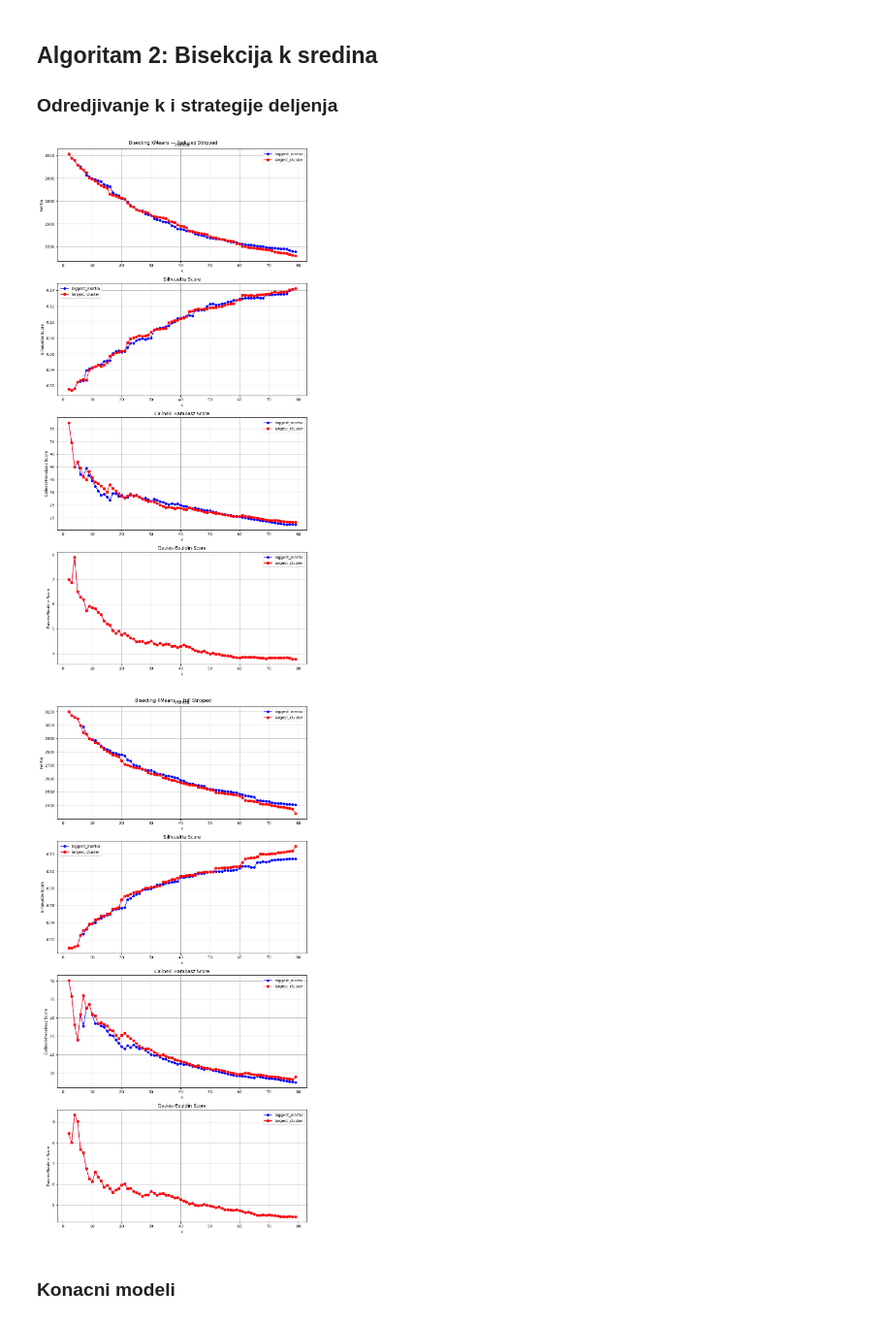
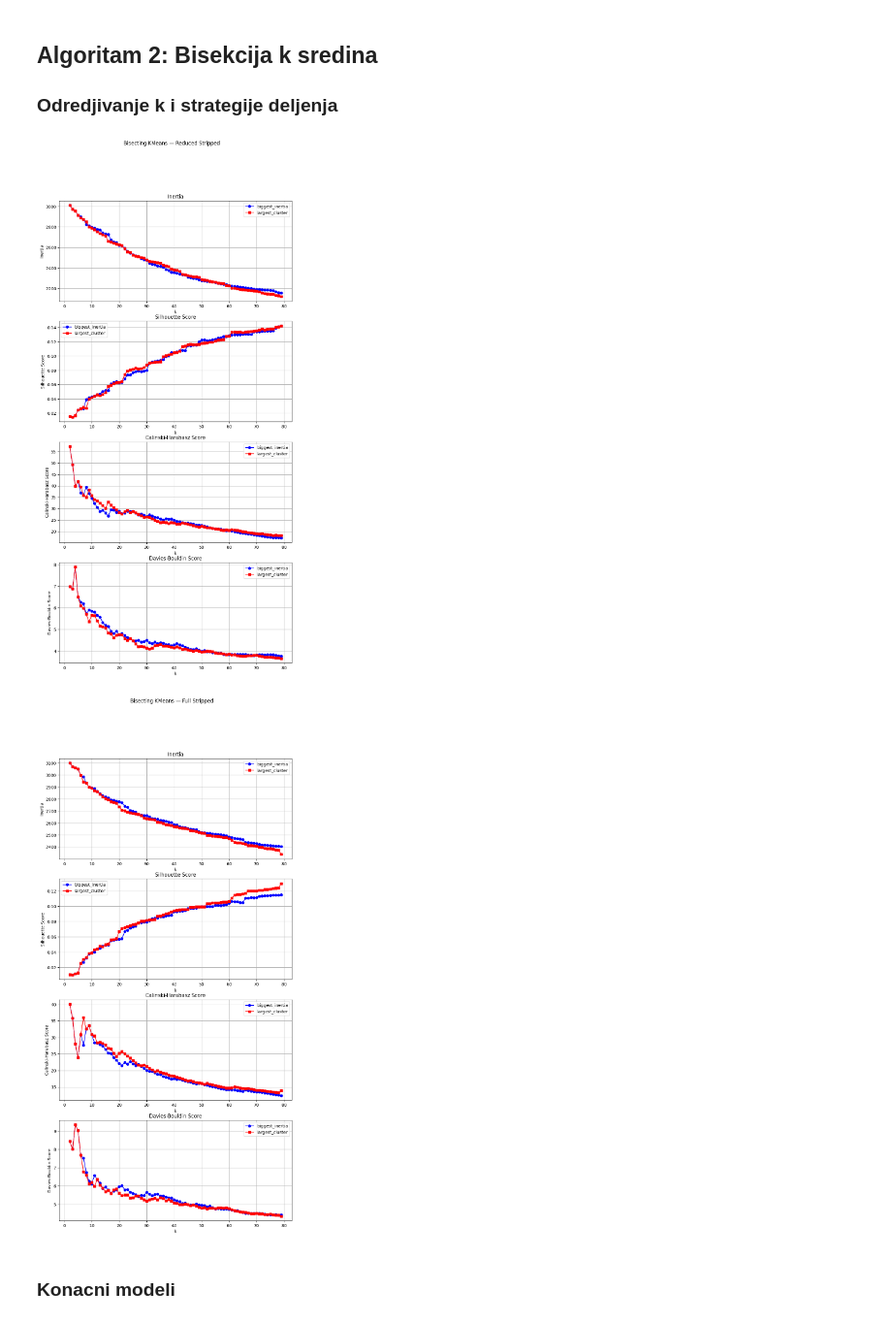
Before and after one commit to bogdanm0/farm_ad_analysis, a Jupyter notebook: Clustering.ipynb, the cells around one changed output. Shown at 97% size. Drawn from its saved outputs; the diff is of its cells as text; code cells hidden in the pictures.

```diff
--- a/Clustering.ipynb
+++ b/Clustering.ipynb
@@ -346,7 +342,7 @@ for name, X_data in datasets_stripped.items():
             calinski_harabasz_score(X_data, preds_cluster)
         )
         strategies["largest_cluster"]["davies"].append(
-            davies_bouldin_score(X_data, preds_inertia)
+            davies_bouldin_score(X_data, preds_cluster)
         )
 
     bisecting_kmeans[name] = strategies
@@ -361,36 +357,36 @@ for name, X_data in datasets_stripped.items():
     axes[0].grid(True)
     axes[0].legend()
 
     axes[1].plot(k_range_bisect, strategies["biggest_inertia"]["silhouette"], 'b-o', label='biggest_inertia')
     axes[1].plot(k_range_bisect, strategies["largest_cluster"]["silhouette"], 'r-s', label='largest_cluster')
     axes[1].set_title('Silhouette Score')
     axes[1].set_xlabel('k')
     axes[1].set_ylabel('Silhouette Score')
     axes[1].grid(True)
     axes[1].legend()
 
     axes[2].plot(k_range_bisect, strategies["biggest_inertia"]["calinski"], 'b-o', label='biggest_inertia')
     axes[2].plot(k_range_bisect, strategies["largest_cluster"]["calinski"], 'r-s', label='largest_cluster')
     axes[2].set_title('Calinski-Harabasz Score')
     axes[2].set_xlabel('k')
     axes[2].set_ylabel('Calinski-Harabasz Score')
     axes[2].grid(True)
     axes[2].legend()
 
     axes[3].plot(k_range_bisect, strategies["biggest_inertia"]["davies"], 'b-o', label='biggest_inertia')
     axes[3].plot(k_range_bisect, strategies["largest_cluster"]["davies"], 'r-s', label='largest_cluster')
     axes[3].set_title('Davies-Bouldin Score')
     axes[3].set_xlabel('k')
     axes[3].set_ylabel('Davies-Bouldin Score')
     axes[3].grid(True)
     axes[3].legend()
 
     plt.suptitle(f'Bisecting KMeans — {name}')
-    plt.tight_layout()
+    #
     plt.show()
 # %% [output]
-[figure, old version]
+[figure, new version]
-[figure, old version]
+[figure, new version]
 # %% [markdown]
 ### Konacni modeli
 # %%
```
Also changed, not shown: parts of 18 cells of this notebook, 42 other files.
